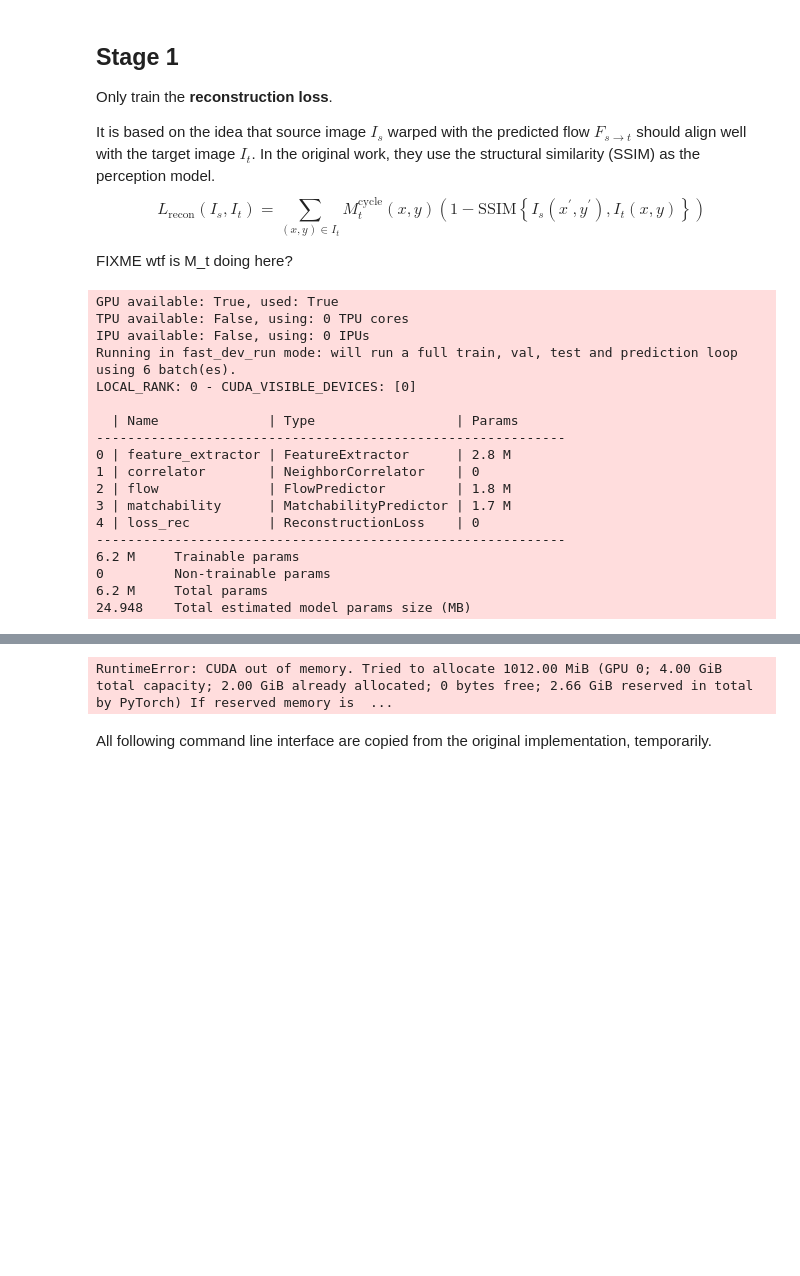
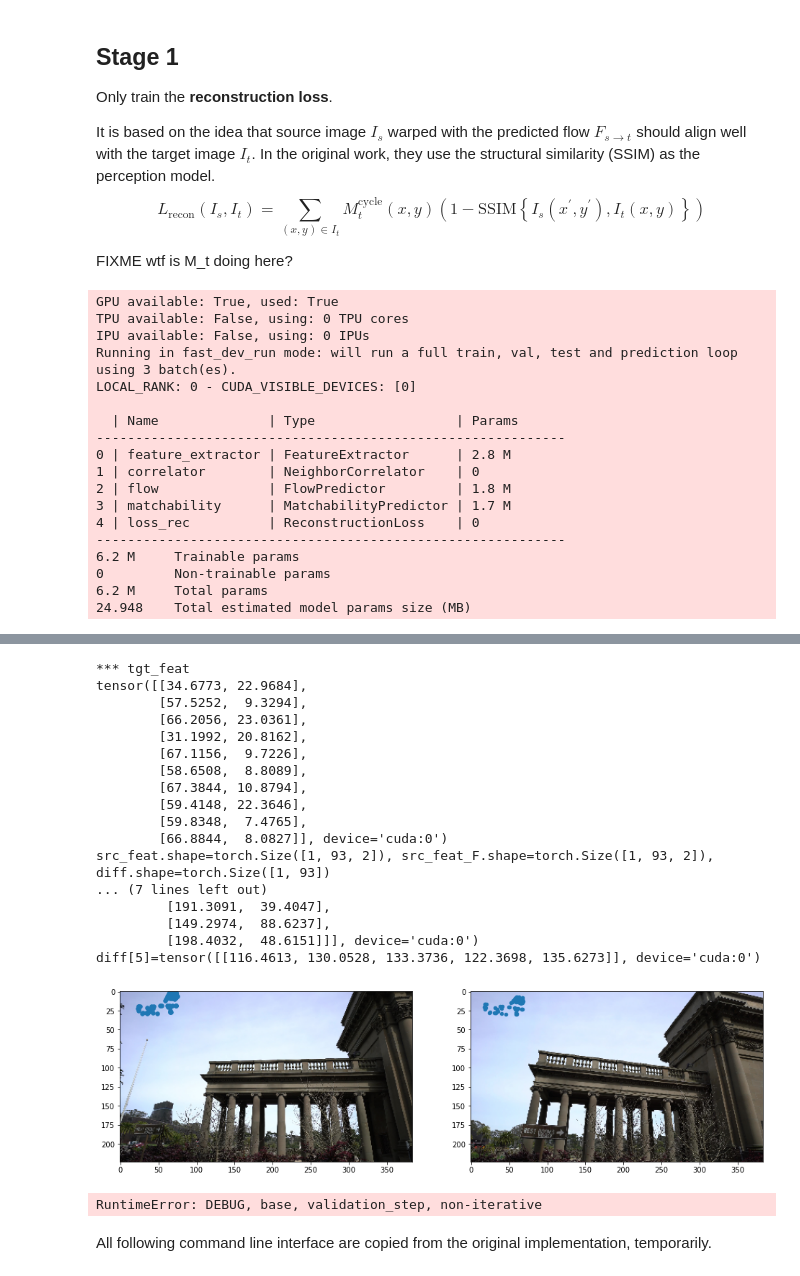
Before and after one commit to y3nr1ng/RANSAC-Flow, a Jupyter notebook: notebooks/2_Training.ipynb, the cells around one changed output, grey strips where cells are left out. Saved outputs shown, nothing was run; the diff lists cells and outputs as text; code cells hidden in the pictures; blank space fills up the shorter version.

Commit message:
Add vectorized pixel error calculation Still need to add back multi-scale pixel error accumulator.

```diff
--- a/notebooks/2_Training.ipynb
+++ b/notebooks/2_Training.ipynb
@@ -55,6 +55,14 @@ $$ L_{\text{recon}}\left(I_s, I_t\right) = \sum_{(x,y)\in I_t} M_t^{\text{cycle}
 
 FIXME wtf is M_t doing here?
 # %%
+# DEBUG somehow dataset needs to reload everythime for correct coords
+from ransacflow.data import MegaDepthDataModule
+
+image_size = 224
+mega_depth = MegaDepthDataModule(
+    "MegaDepth_cleansed.zip", image_size=image_size, train_batch_size=2
+)
+
 ## parameter names
 log_dir = "MegaDepth_logs"
 ##
@@ -78,7 +86,7 @@ trainer.fit(ransac_flow, mega_depth)
 GPU available: True, used: True
 TPU available: False, using: 0 TPU cores
 IPU available: False, using: 0 IPUs
-Running in fast_dev_run mode: will run a full train, val, test and prediction loop using 6 batch(es).
+Running in fast_dev_run mode: will run a full train, val, test and prediction loop using 3 batch(es).
 LOCAL_RANK: 0 - CUDA_VISIBLE_DEVICES: [0]
 
   | Name              | Type                  | Params
@@ -98,4 +108,22 @@ LOCAL_RANK: 0 - CUDA_VISIBLE_DEVICES: [0]
-RuntimeError: CUDA out of memory. Tried to allocate 1012.00 MiB (GPU 0; 4.00 GiB total capacity; 2.00 GiB already allocated; 0 bytes free; 2.66 GiB reserved in total by PyTorch) If reserved memory is  ...
+*** tgt_feat
+tensor([[34.6773, 22.9684],
+        [57.5252,  9.3294],
+        [66.2056, 23.0361],
+        [31.1992, 20.8162],
+        [67.1156,  9.7226],
+        [58.6508,  8.8089],
+        [67.3844, 10.8794],
+        [59.4148, 22.3646],
+        [59.8348,  7.4765],
+        [66.8844,  8.0827]], device='cuda:0')
+src_feat.shape=torch.Size([1, 93, 2]), src_feat_F.shape=torch.Size([1, 93, 2]), diff.shape=torch.Size([1, 93])
+... (7 lines left out)
+         [191.3091,  39.4047],
+         [149.2974,  88.6237],
+         [198.4032,  48.6151]]], device='cuda:0')
+diff[5]=tensor([[116.4613, 130.0528, 133.3736, 122.3698, 135.6273]], device='cuda:0')
+[figure, added]
+RuntimeError: DEBUG, base, validation_step, non-iterative
 # %% [markdown]
 All following command line interface are copied from the original implementation, temporarily.
 # %%
```
Also changed, not shown: parts of 1 cell of this notebook, 2 other files.
